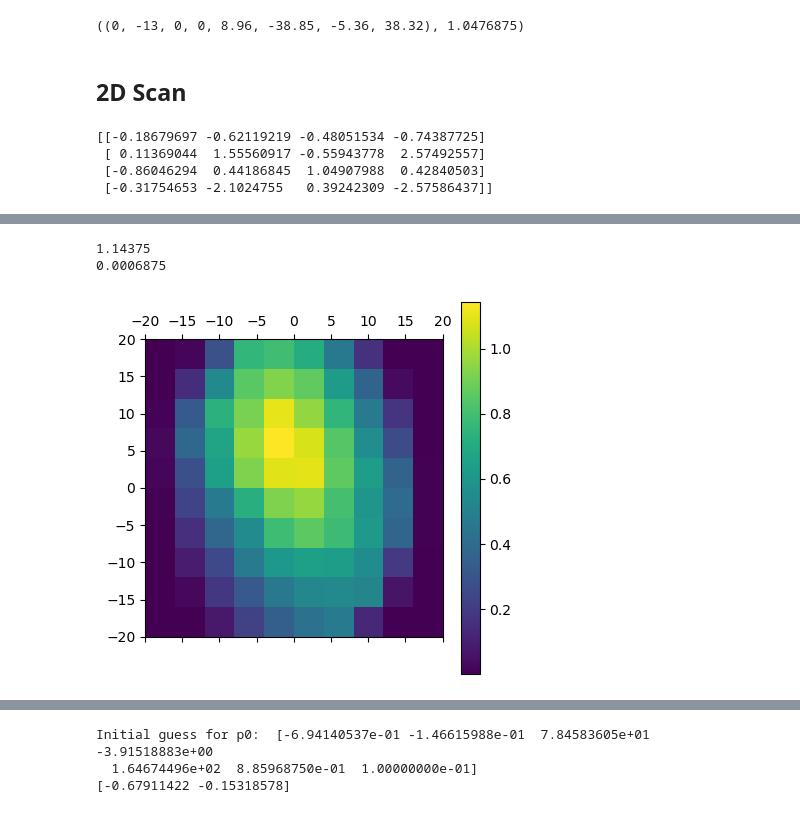
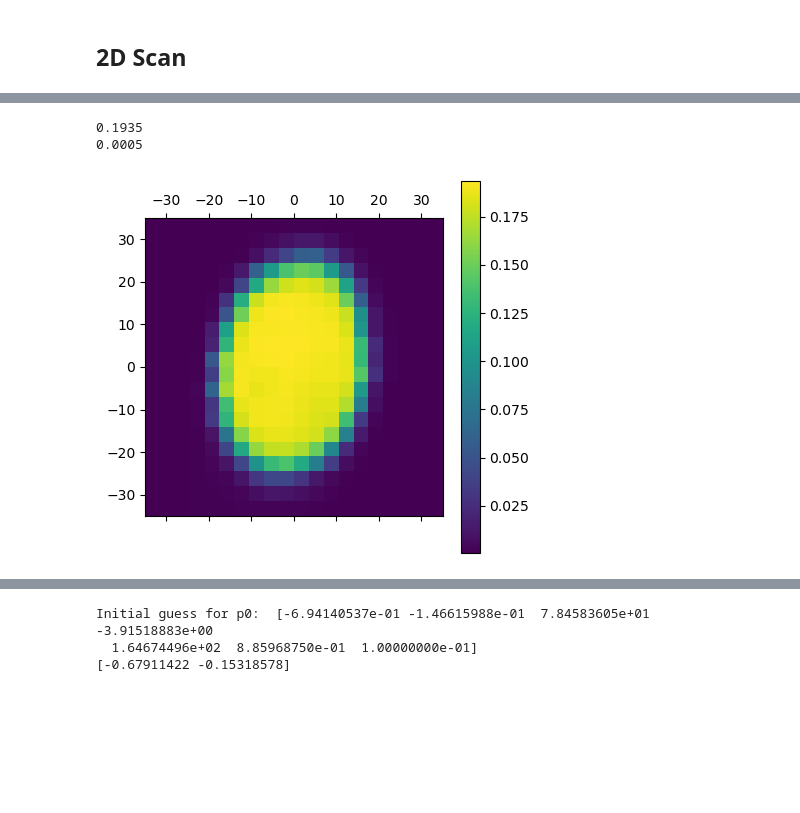
Before and after one commit to Stockholm254/servotest, a Jupyter notebook: src/expctl/servers/servoaligner/servocomp.ipynb, the cells around one changed output, grey strips where cells are left out. Saved outputs shown, nothing was run; the diff lists cells and outputs as text; code cells hidden in the pictures; blank space fills up the shorter version.

Commit message:
servotest

```diff
--- a/src/expctl/servers/servoaligner/servocomp.ipynb
+++ b/src/expctl/servers/servoaligner/servocomp.ipynb
@@ -61,0 +72,2 @@ print(MCP3424_fiber.convert_and_read())
+# %%
+servos.set_single(1, 00)
@@ -83,11 +98,9 @@ def callback_func(para,
         # time.sleep(1)
         return tuple(para),z
 
-cf0 = lambda para: callback_func(para, pos_mask=POS_ALL_MASK,jac_master_mask=A_POS_ALL_MASK,jac_master_offset=[0,-13,0,0])
+# cf0 = lambda para: callback_func(para, pos_mask=POS_ALL_MASK,jac_master_mask=A_POS_ALL_MASK,jac_master_offset=[0,-13,0,0])
 # cf0([0,0,0,0,0,0,0,0])
-cf0([0,-13,0,0,8.96,-38.85,-5.36,38.32])
+# cf0([0,-13,0,0,8.96,-38.85,-5.36,38.32])
-# %% [output]
-((0, -13, 0, 0, 8.96, -38.85, -5.36, 38.32), 1.0476875)
 # %% [markdown]
 ## 2D Scan
 # %%
@@ -116,30 +129,11 @@ def posmask2acceptfunc(posmask):
 # %%
 def slope2perpvec(slope):
     return np.array([slope,-1])
-# %%
-# jac_x0_pm_10 = np.load("/home/rydpiservo/servodata/servosetup1/jac_pm_10.npy")
-# jac_x0_pm10_lin70 = np.load("/home/rydpiservo/servodata/servosetup1/jac_pm10+lin70.npy")
-# jac_pm10_lin70_x0 = np.array([  3.97601789, -12.75706602 , -1.40358119  , 5.4416389 ])
-# jac_pm_10_x0= np.array([  4.09781643, -12.54083331 , -1.47266487 ,  5.22424871])
-# jac_x0_pm10 = np.load("/home/rydpiservo/servodata/servosetup2/jac_pm_10.npz",allow_pickle=True)
-# jac_pm10 = jac_x0_pm10['jac']
-# jac_pm10_x0 = jac_x0_pm10['x0']
-# print(jac_pm10)
-#
-jac_x0_pm10_rand10 = np.load("/home/rydpiservo/servodata/servosetup2/jac_pm10+rand10.npz",allow_pickle=True)
-jac_pm10_rand10 = jac_x0_pm10_rand10['jac']
-jac_pm10_rand10_x0 = np.array([8.96,-38.85,-5.36,38.32])
-print(jac_pm10_rand10)
-# %% [output]
-[[-0.18679697 -0.62119219 -0.48051534 -0.74387725]
- [ 0.11369044  1.55560917 -0.55943778  2.57492557]
- [-0.86046294  0.44186845  1.04907988  0.42840503]
- [-0.31754653 -2.1024755   0.39242309 -2.57586437]]
 # %%
-N_pts = 10
-POS_MASK = A_X_Y_MASK
-SCAN_RANGE = 20
-cf = lambda para: callback_func(para,pos_mask=POS_MASK,jac=jac_pm10_rand10,jac_master_mask=A_POS_ALL_MASK)
+N_pts = 20
+POS_MASK = B_X_Y_MASK
+SCAN_RANGE = 35
+cf = lambda para: callback_func(para,pos_mask=POS_MASK)
 # cf = lambda para: callback_func(para,pos_mask=POS_MASK)
 X1,Y1,Z1 = motor_2d_scan(N_pts,SCAN_RANGE,servos,cf)
 # np.savez("/home/rydpiservo/servodata/servosetup1/scan_AXXDOT_pm10+rand10+lin70.npz",X1=X1,Y1=Y1,Z1=Z1)
@@ -149,3 +143,3 @@ X1,Y1,Z1 = motor_2d_scan(N_pts,SCAN_RANGE,servos,cf)
-1.14375
-0.0006875
+0.1935
+0.0005
-[figure, old version]
+[figure, new version]
```
Also changed, not shown: parts of 14 cells of this notebook, 23 other files.
